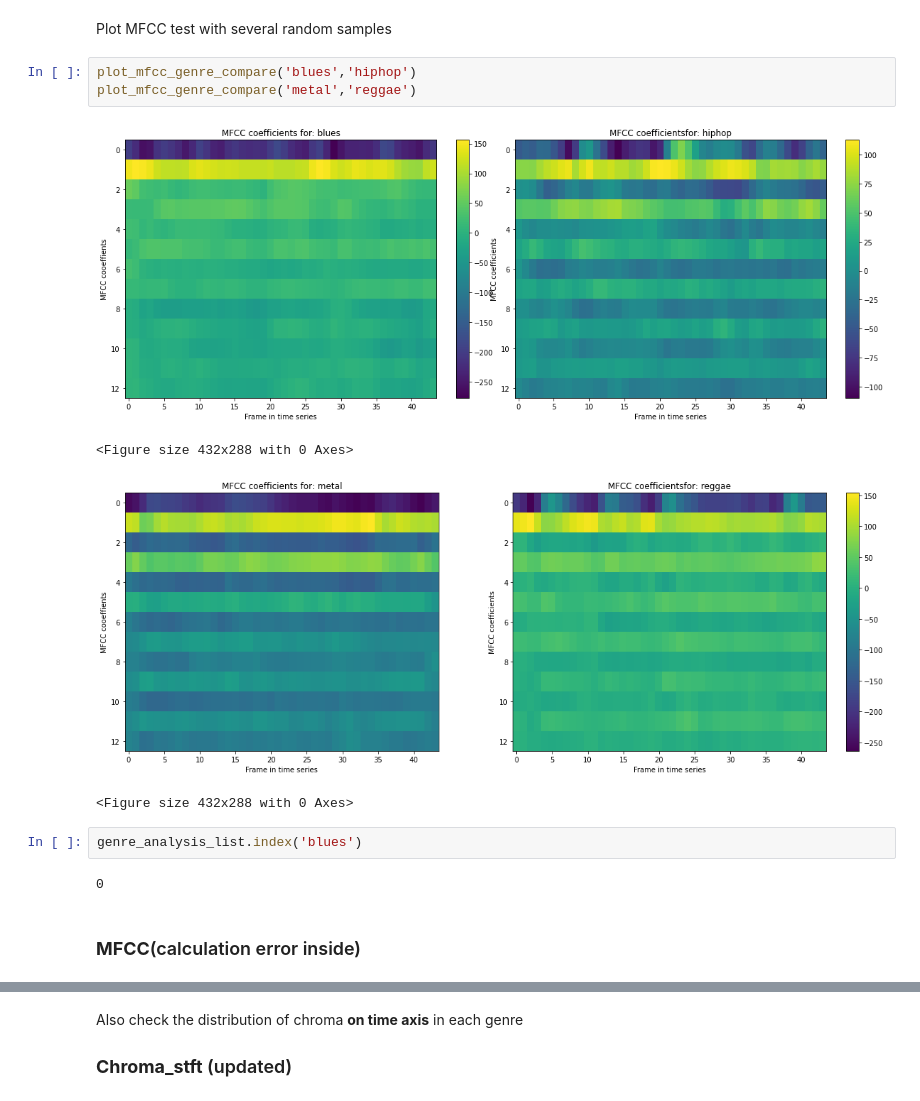
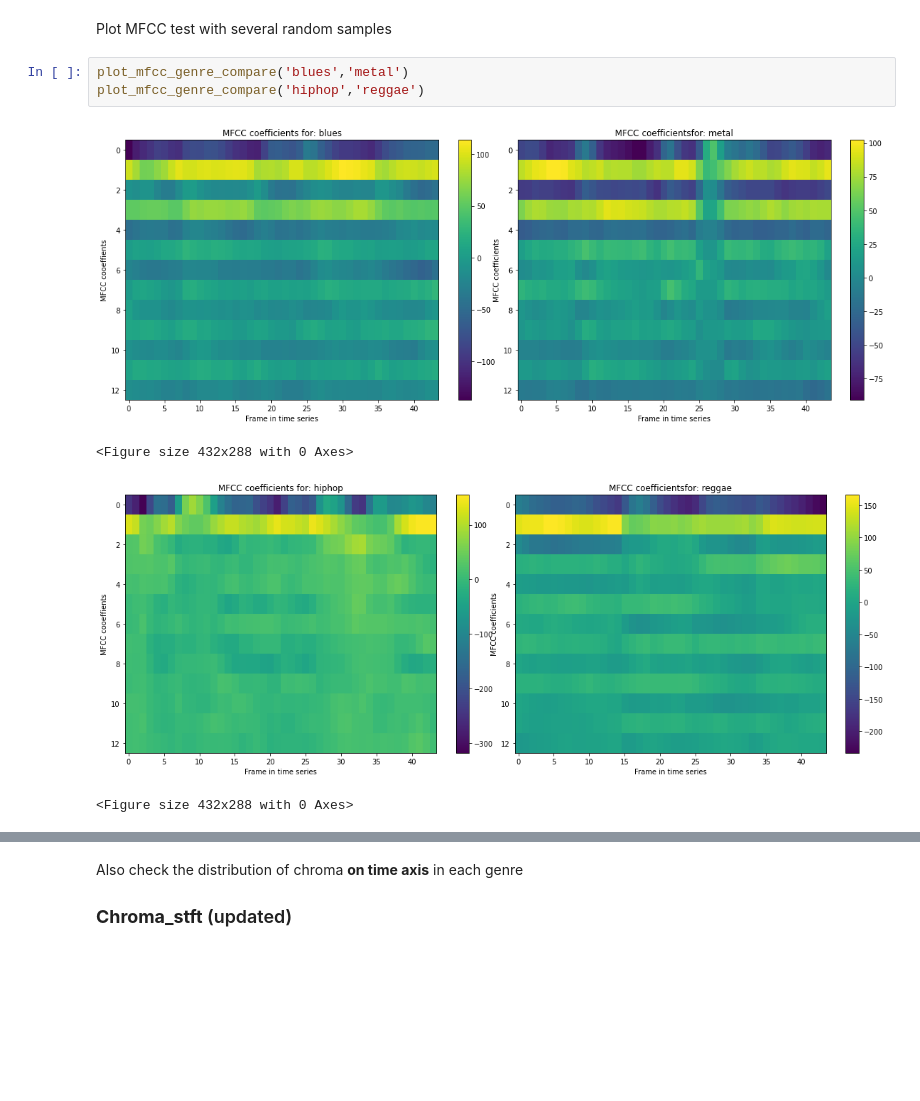
Before and after one commit to yilin10/MusicalGenreClassification, a Jupyter notebook: Assignment1.ipynb, the cells around one changed output, grey strips where cells are left out. Saved outputs shown, nothing was run; the diff lists cells and outputs as text; blank space fills up the shorter version.

```diff
--- a/Assignment1.ipynb
+++ b/Assignment1.ipynb
@@ -237,16 +252,10 @@ def plot_mfcc_genre_compare(gn1,gn2):#0b1m2h3r
 # %% [markdown]
 Plot MFCC test with several random samples
 # %%
-plot_mfcc_genre_compare('blues','hiphop')
-plot_mfcc_genre_compare('metal','reggae')
+plot_mfcc_genre_compare('blues','metal')
+plot_mfcc_genre_compare('hiphop','reggae')
 # %% [output]
-[figure, old version]
+[figure, new version]
 <Figure size 432x288 with 0 Axes>
-[figure, old version]
+[figure, new version]
 <Figure size 432x288 with 0 Axes>
-# %%
-genre_analysis_list.index('blues')
-# %% [output]
-0
-# %% [markdown]
-### **MFCC**(calculation error inside)
```
Also changed, not shown: parts of 47 cells of this notebook.
